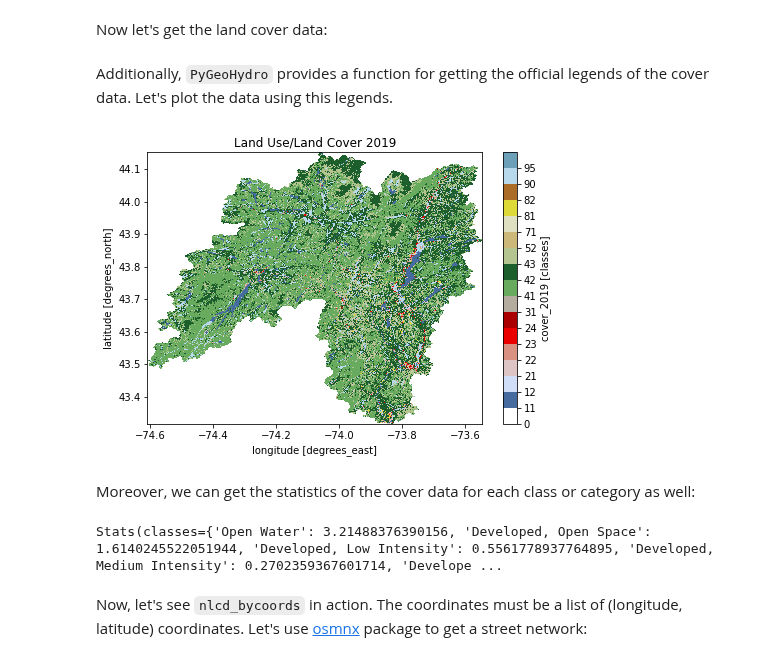
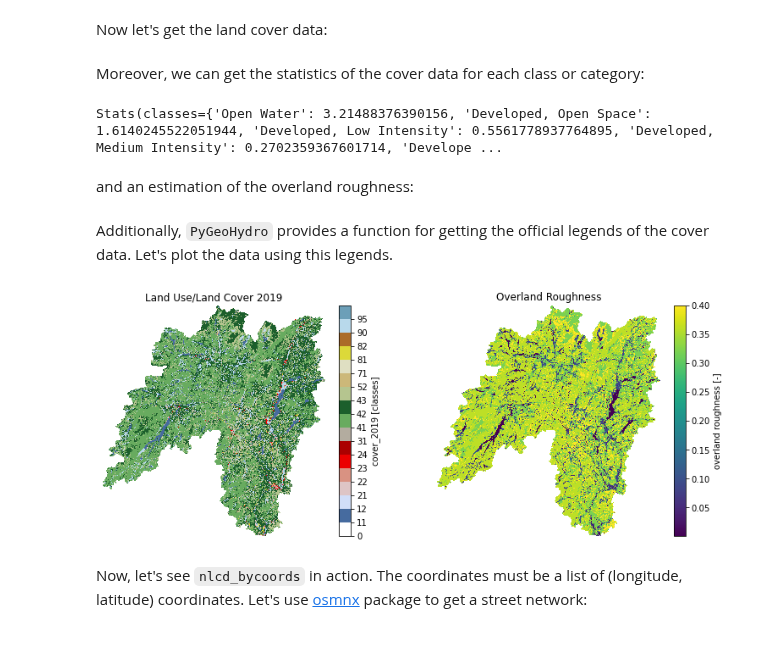
Before and after one commit to hyriver/HyRiver-examples, a Jupyter notebook: notebooks/nlcd.ipynb, the cells around one changed output. Drawn from its saved outputs; the diff is of its cells as text; code cells hidden in the pictures.

Commit message:
ENH: Add a demo for the new overland roughness function [skip ci]

```diff
--- a/notebooks/nlcd.ipynb
+++ b/notebooks/nlcd.ipynb
@@ -41,24 +41,35 @@ ax.figure.savefig("_static/descriptor.png", bbox_inches="tight", facecolor="w")
 Now let's get the land cover data:
 # %%
 lulc = gh.nlcd_bygeom(geometry, 100, years={"cover": [2016, 2019]})
+# %% [markdown]
+Moreover, we can get the statistics of the cover data for each class or category:
+# %%
+stats = gh.cover_statistics(lulc["01318500"].cover_2019)
+stats
+# %% [output]
+Stats(classes={'Open Water': 3.21488376390156, 'Developed, Open Space': 1.6140245522051944, 'Developed, Low Intensity': 0.5561778937764895, 'Developed, Medium Intensity': 0.2702359367601714, 'Develope ...
+# %% [markdown]
+and an estimation of the overland roughness:
+# %%
+roughness = gh.overland_roughness(lulc["01318500"].cover_2019)
 # %% [markdown]
 Additionally, `PyGeoHydro` provides a function for getting the official legends of the cover data. Let's plot the data using this legends.
 # %%
+fig, (ax1, ax2) = plt.subplots(1, 2, figsize=(13, 5))
+
 cmap, norm, levels = gh.plot.cover_legends()
-ax = lulc["01318500"].cover_2019.plot(
-    size=5, cmap=cmap, levels=levels, cbar_kwargs={"ticks": levels[:-1]}
+lulc["01318500"].cover_2019.plot(
+    ax=ax1, cmap=cmap, levels=levels, cbar_kwargs={"ticks": levels[:-1]}
 )
-ax.axes.set_title("Land Use/Land Cover 2019")
-ax.figure.savefig("_static/lulc.png", bbox_inches="tight", facecolor="w")
+ax1.set_title("Land Use/Land Cover 2019")
+ax1.set_axis_off()
+
+roughness.plot(ax=ax2)
+ax2.set_title("Overland Roughness")
+ax2.set_axis_off()
+fig.savefig("_static/lulc.png", bbox_inches="tight", facecolor="w")
 # %% [output]
-[figure, old version]
+[figure, new version]
-# %% [markdown]
-Moreover, we can get the statistics of the cover data for each class or category as well:
-# %%
-stats = gh.cover_statistics(lulc["01318500"].cover_2019)
-stats
-# %% [output]
-Stats(classes={'Open Water': 3.21488376390156, 'Developed, Open Space': 1.6140245522051944, 'Developed, Low Intensity': 0.5561778937764895, 'Developed, Medium Intensity': 0.2702359367601714, 'Develope ...
 # %% [markdown]
 Now, let's see `nlcd_bycoords` in action. The coordinates must be a list of (longitude, latitude) coordinates. Let's use [osmnx](https://github.com/gboeing/osmnx) package to get a street network:
 # %%
```
Also changed, not shown: 1 other file.
